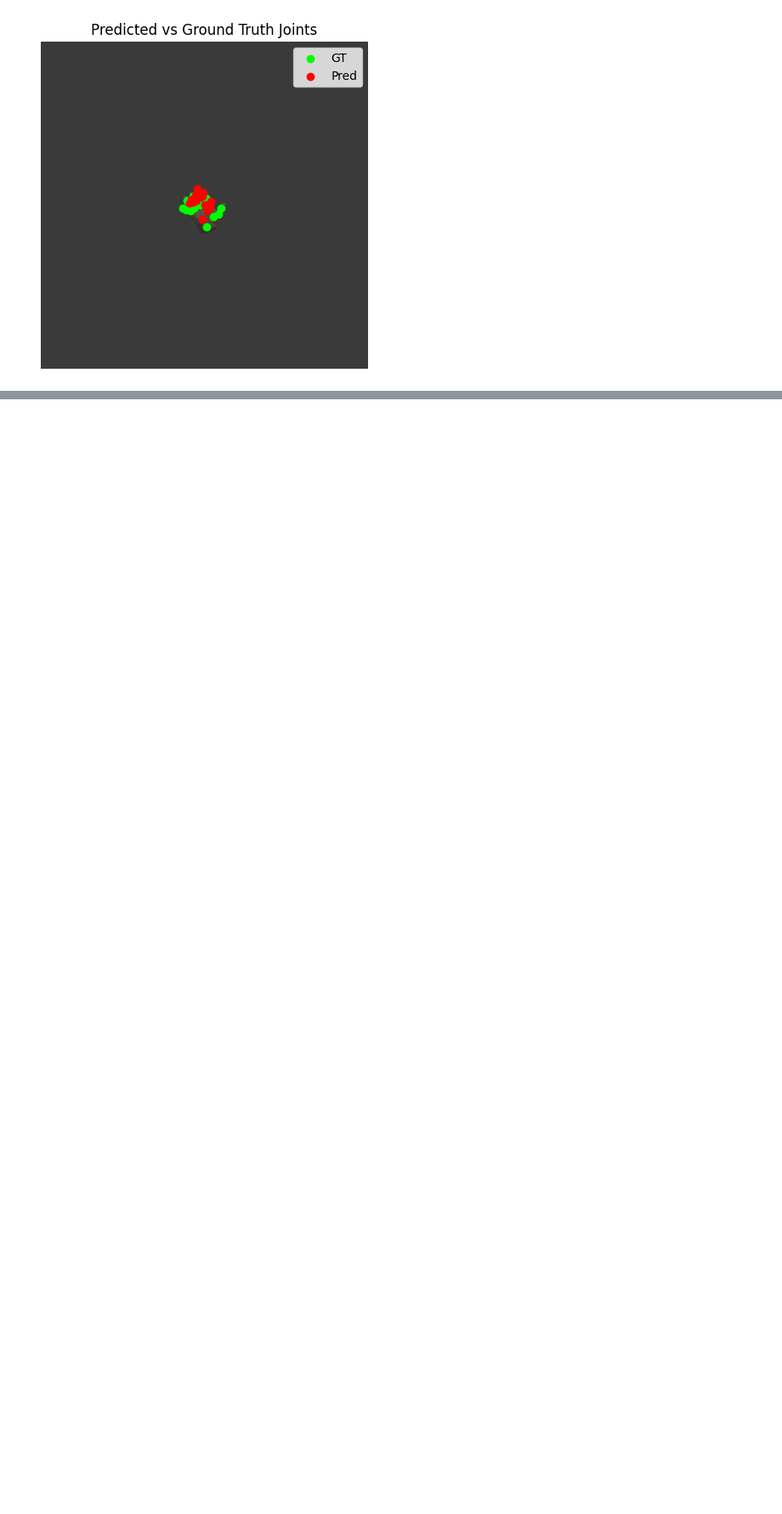
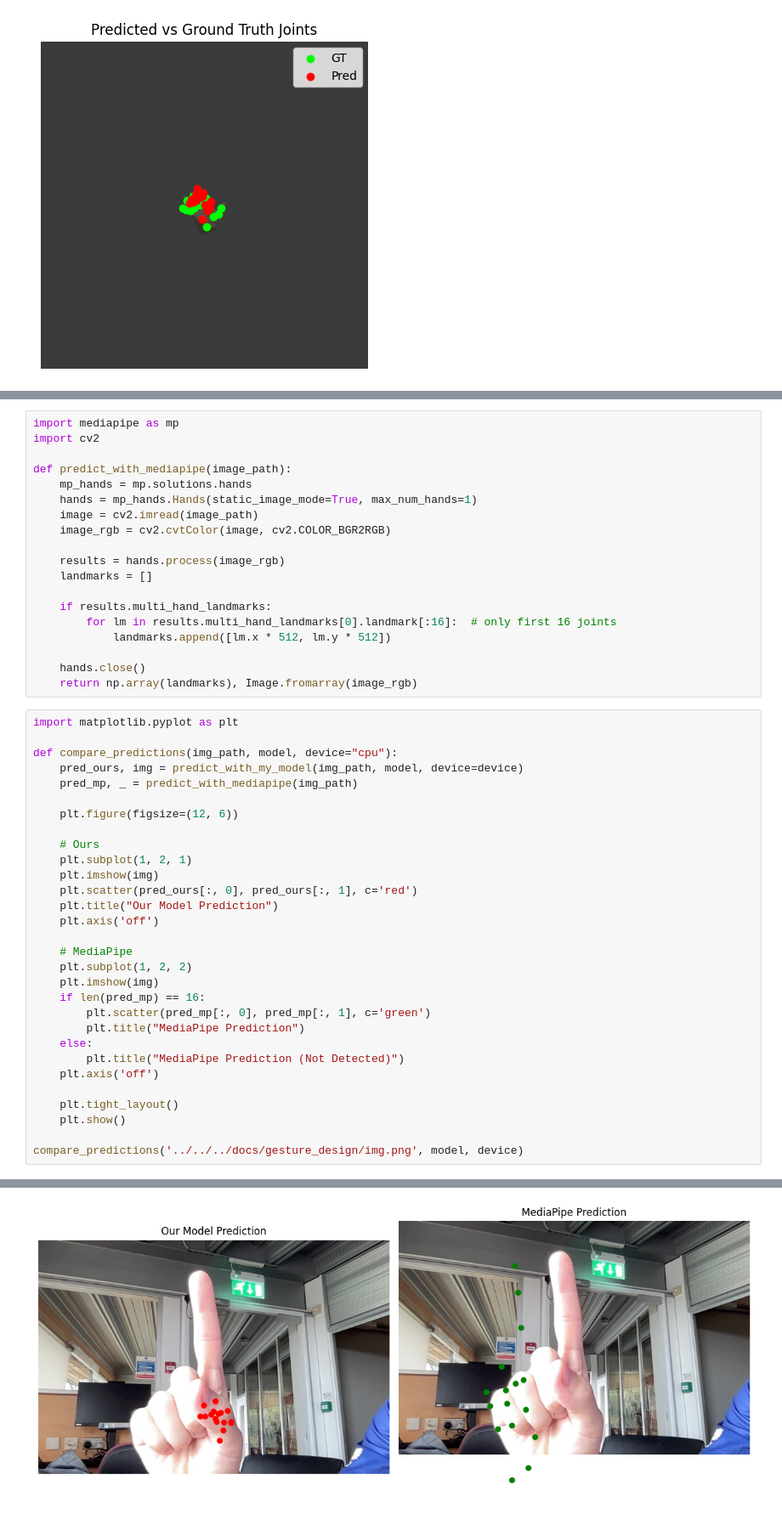
Before and after one commit to AidanZhong/HandGestureRecog, a Jupyter notebook: scripts/feature_extraction/hand_pose_estimator/hand_pose_estimator.ipynb, the cells around one changed output, grey strips where cells are left out. Shown at 85% size. Saved outputs shown, nothing was run; the diff lists cells and outputs as text; blank space fills up the shorter version.

```diff
--- a/scripts/feature_extraction/hand_pose_estimator/hand_pose_estimator.ipynb
+++ b/scripts/feature_extraction/hand_pose_estimator/hand_pose_estimator.ipynb
@@ -159,0 +189,50 @@ plt.show()
+# %%
+import mediapipe as mp
+import cv2
+
+def predict_with_mediapipe(image_path):
+    mp_hands = mp.solutions.hands
+    hands = mp_hands.Hands(static_image_mode=True, max_num_hands=1)
+    image = cv2.imread(image_path)
+    image_rgb = cv2.cvtColor(image, cv2.COLOR_BGR2RGB)
+
+    results = hands.process(image_rgb)
+    landmarks = []
+
+    if results.multi_hand_landmarks:
+        for lm in results.multi_hand_landmarks[0].landmark[:16]:  # only first 16 joints
+            landmarks.append([lm.x * 512, lm.y * 512])
+
+    hands.close()
+    return np.array(landmarks), Image.fromarray(image_rgb)
+# %%
+import matplotlib.pyplot as plt
+
+def compare_predictions(img_path, model, device="cpu"):
+    pred_ours, img = predict_with_my_model(img_path, model, device=device)
+    pred_mp, _ = predict_with_mediapipe(img_path)
+
+    plt.figure(figsize=(12, 6))
+
+    # Ours
+    plt.subplot(1, 2, 1)
+    plt.imshow(img)
+    plt.scatter(pred_ours[:, 0], pred_ours[:, 1], c='red')
+    plt.title("Our Model Prediction")
+    plt.axis('off')
+
+    # MediaPipe
+    plt.subplot(1, 2, 2)
+    plt.imshow(img)
+    if len(pred_mp) == 16:
+        plt.scatter(pred_mp[:, 0], pred_mp[:, 1], c='green')
+        plt.title("MediaPipe Prediction")
+    else:
+        plt.title("MediaPipe Prediction (Not Detected)")
+    plt.axis('off')
+
+    plt.tight_layout()
+    plt.show()
+
+compare_predictions('../../../docs/gesture_design/img.png', model, device)
+# %% [output]
@@ -159,0 +245 @@ plt.show()
+[figure, added]
```
Also changed, not shown: parts of 6 cells of this notebook.
